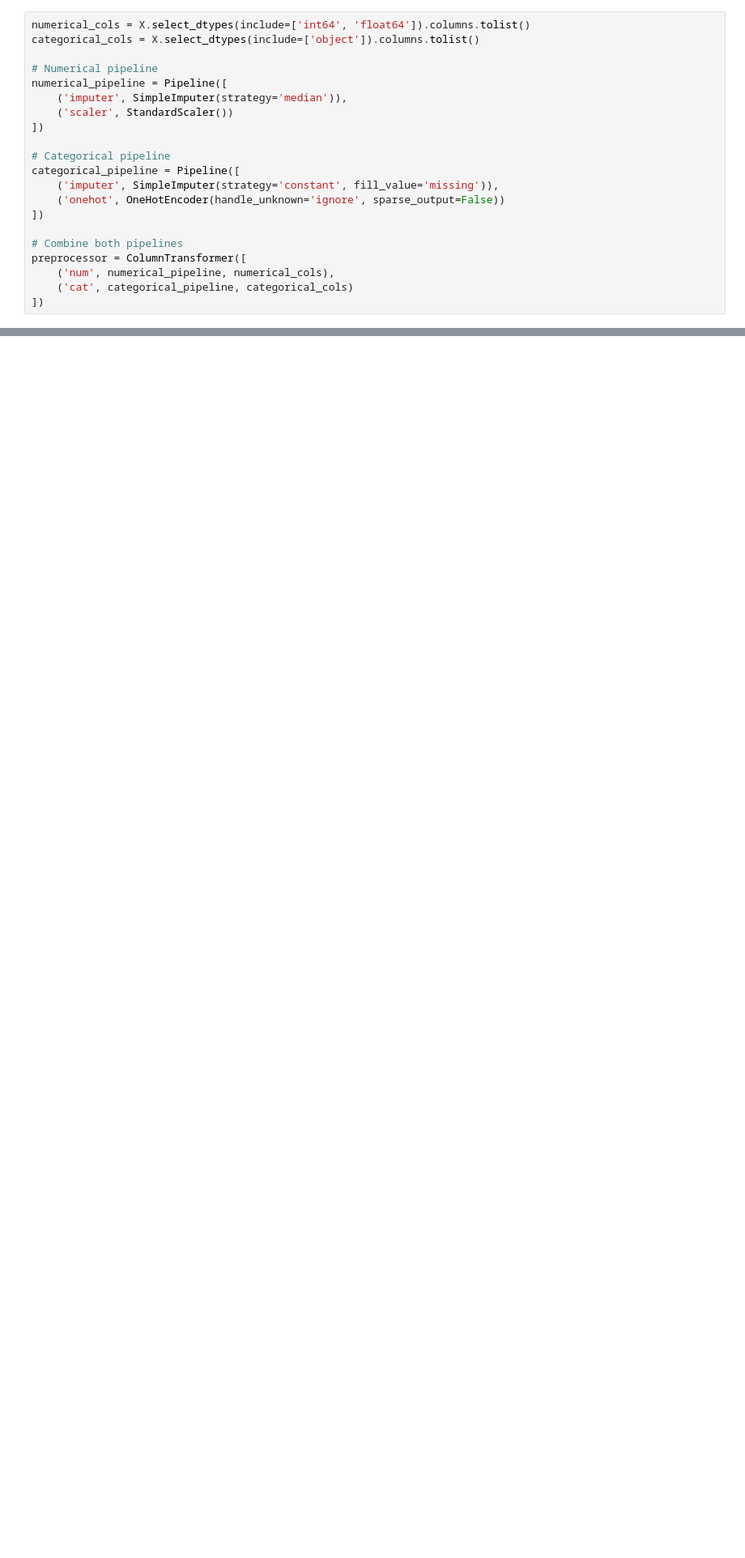
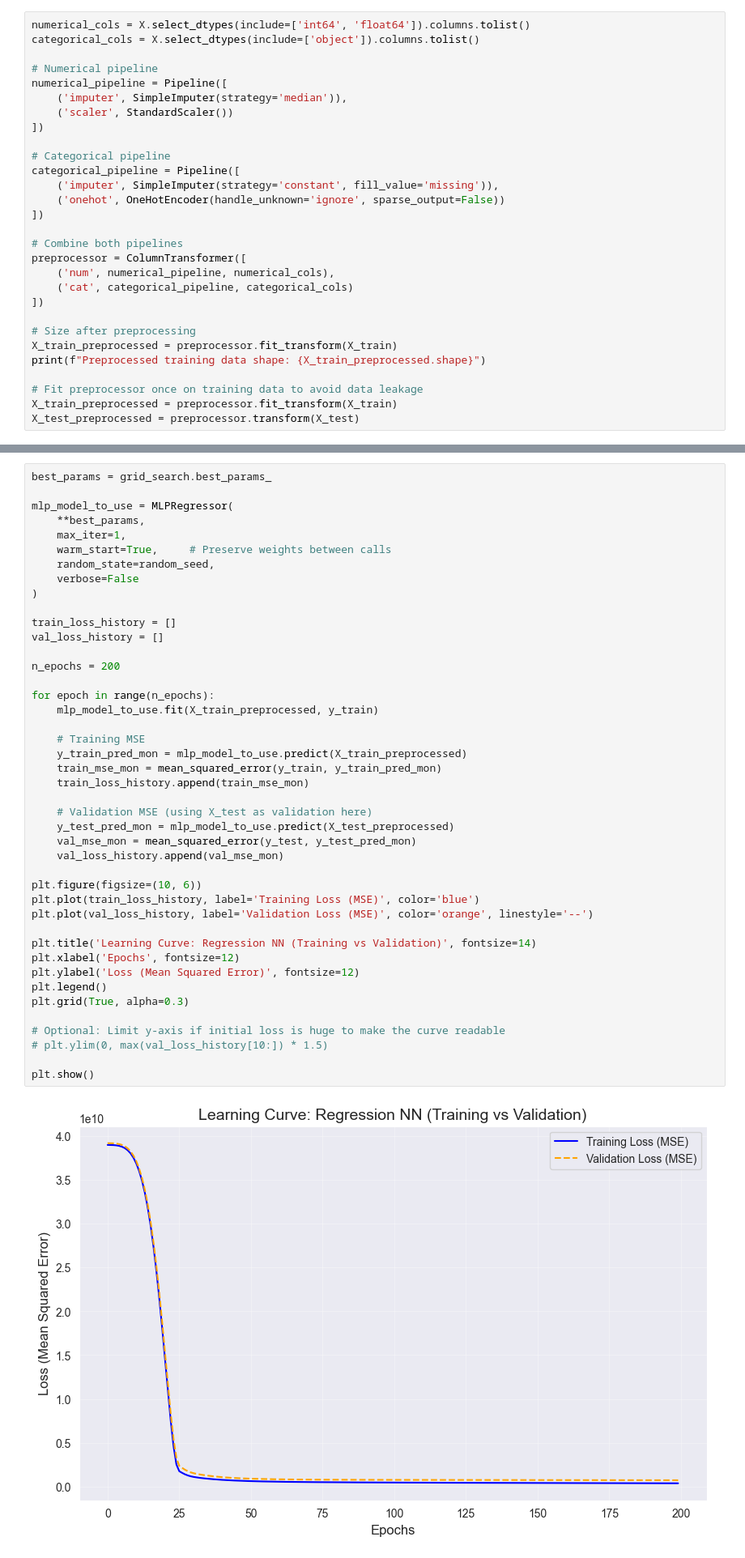
Before and after one commit to haydenpham/CS4120-MLProject, a Jupyter notebook: project/models/regression_nn.ipynb, the cells around one changed output, grey strips where cells are left out. Shown at 81% size. Saved outputs shown, nothing was run; the diff lists cells and outputs as text; blank space fills up the shorter version.

```diff
--- a/project/models/regression_nn.ipynb
+++ b/project/models/regression_nn.ipynb
@@ -59,3 +68,11 @@ preprocessor = ColumnTransformer([
     ('num', numerical_pipeline, numerical_cols),
     ('cat', categorical_pipeline, categorical_cols)
 ])
+
+# Size after preprocessing
+X_train_preprocessed = preprocessor.fit_transform(X_train)
+print(f"Preprocessed training data shape: {X_train_preprocessed.shape}")
+
+# Fit preprocessor once on training data to avoid data leakage
+X_train_preprocessed = preprocessor.fit_transform(X_train)
+X_test_preprocessed = preprocessor.transform(X_test)
@@ -135,0 +115,45 @@ R²: 0.8686
+# %%
+best_params = grid_search.best_params_
+
+mlp_model_to_use = MLPRegressor(
+    **best_params,
+    max_iter=1,
+    warm_start=True,     # Preserve weights between calls
+    random_state=random_seed,
+    verbose=False
+)
+
+train_loss_history = []
+val_loss_history = []
+
+n_epochs = 200
+
+for epoch in range(n_epochs):
+    mlp_model_to_use.fit(X_train_preprocessed, y_train)
+
+    # Training MSE
+    y_train_pred_mon = mlp_model_to_use.predict(X_train_preprocessed)
+    train_mse_mon = mean_squared_error(y_train, y_train_pred_mon)
+    train_loss_history.append(train_mse_mon)
+
+    # Validation MSE (using X_test as validation here)
+    y_test_pred_mon = mlp_model_to_use.predict(X_test_preprocessed)
+    val_mse_mon = mean_squared_error(y_test, y_test_pred_mon)
+    val_loss_history.append(val_mse_mon)
+
+plt.figure(figsize=(10, 6))
+plt.plot(train_loss_history, label='Training Loss (MSE)', color='blue')
+plt.plot(val_loss_history, label='Validation Loss (MSE)', color='orange', linestyle='--')
+
+plt.title('Learning Curve: Regression NN (Training vs Validation)', fontsize=14)
+plt.xlabel('Epochs', fontsize=12)
+plt.ylabel('Loss (Mean Squared Error)', fontsize=12)
+plt.legend()
+plt.grid(True, alpha=0.3)
+
+# Optional: Limit y-axis if initial loss is huge to make the curve readable
+# plt.ylim(0, max(val_loss_history[10:]) * 1.5)
+
+plt.show()
+# %% [output]
+[figure, added]
```
Also changed, not shown: parts of 12 cells of this notebook, 2 other files.
